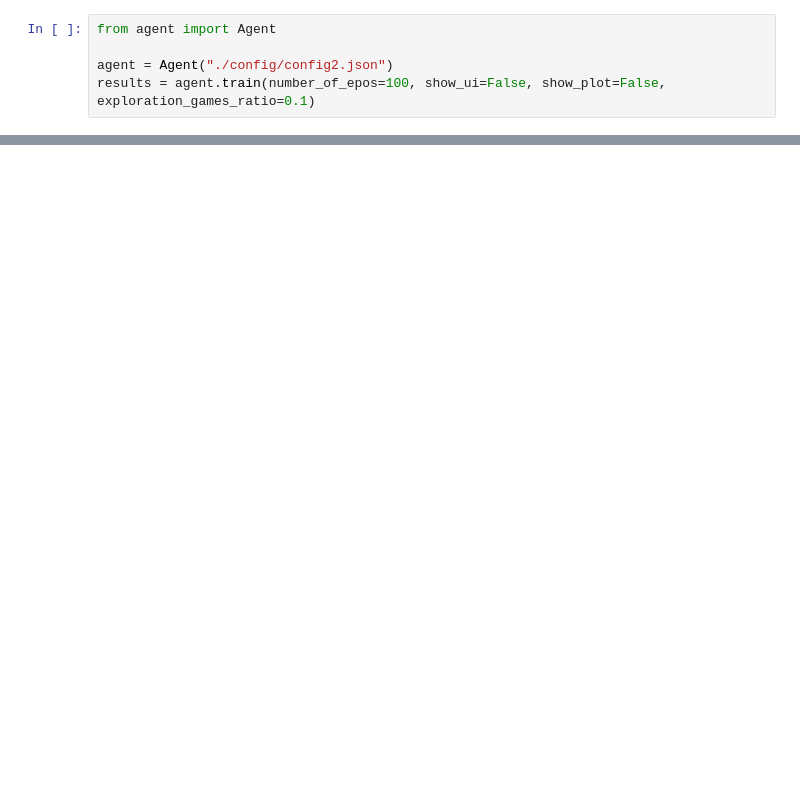
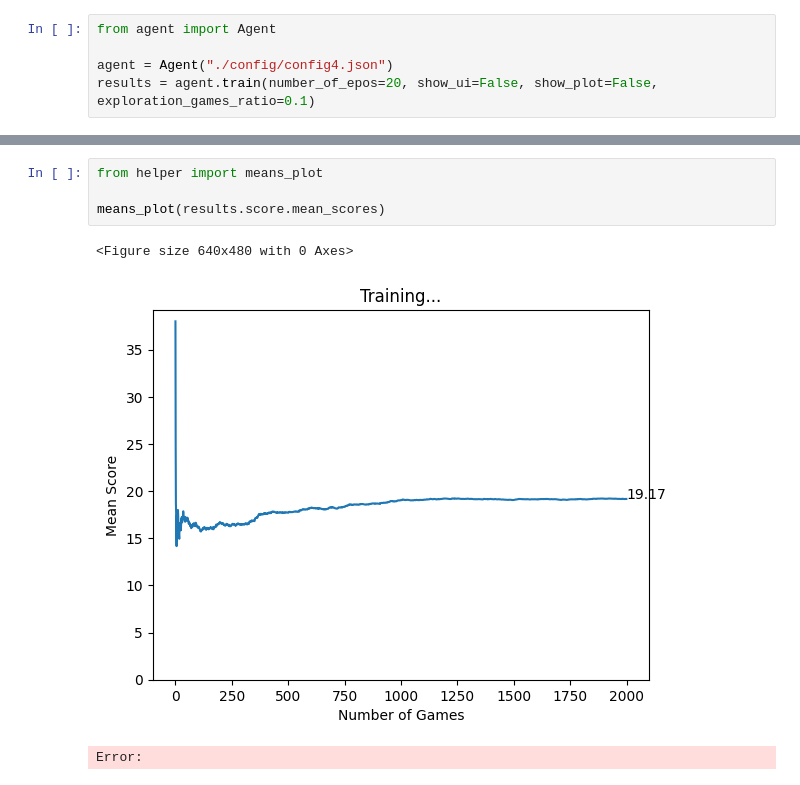
Before and after one commit to WakyzoneP/AI-Driven-Traffic-Light-Control-System, a Jupyter notebook: train2.ipynb, the cells around one changed output, grey strips where cells are left out. Cells and saved outputs as stored; diff of their text form; blank space fills up the shorter version.

```diff
--- a/train2.ipynb
+++ b/train2.ipynb
@@ -1,8 +1,8 @@
 # %%
 from agent import Agent
 
-agent = Agent("./config/config2.json")
-results = agent.train(number_of_epos=100, show_ui=False, show_plot=False, exploration_games_ratio=0.1)
+agent = Agent("./config/config4.json")
+results = agent.train(number_of_epos=20, show_ui=False, show_plot=False, exploration_games_ratio=0.1)
 # %% [output]
 pygame 2.5.2 (SDL 2.28.3, Python 3.9.6)
 Hello from the pygame community. https://www.pygame.org/contribute.html
@@ -21,0 +35,8 @@ plot(results.score.scores, results.score.mean_scores)
+# %%
+from helper import means_plot
+
+means_plot(results.score.mean_scores)
+# %% [output]
+<Figure size 640x480 with 0 Axes>
+[figure, added]
+Error:
```
Also changed, not shown: parts of 2 cells of this notebook, 11 other files.
